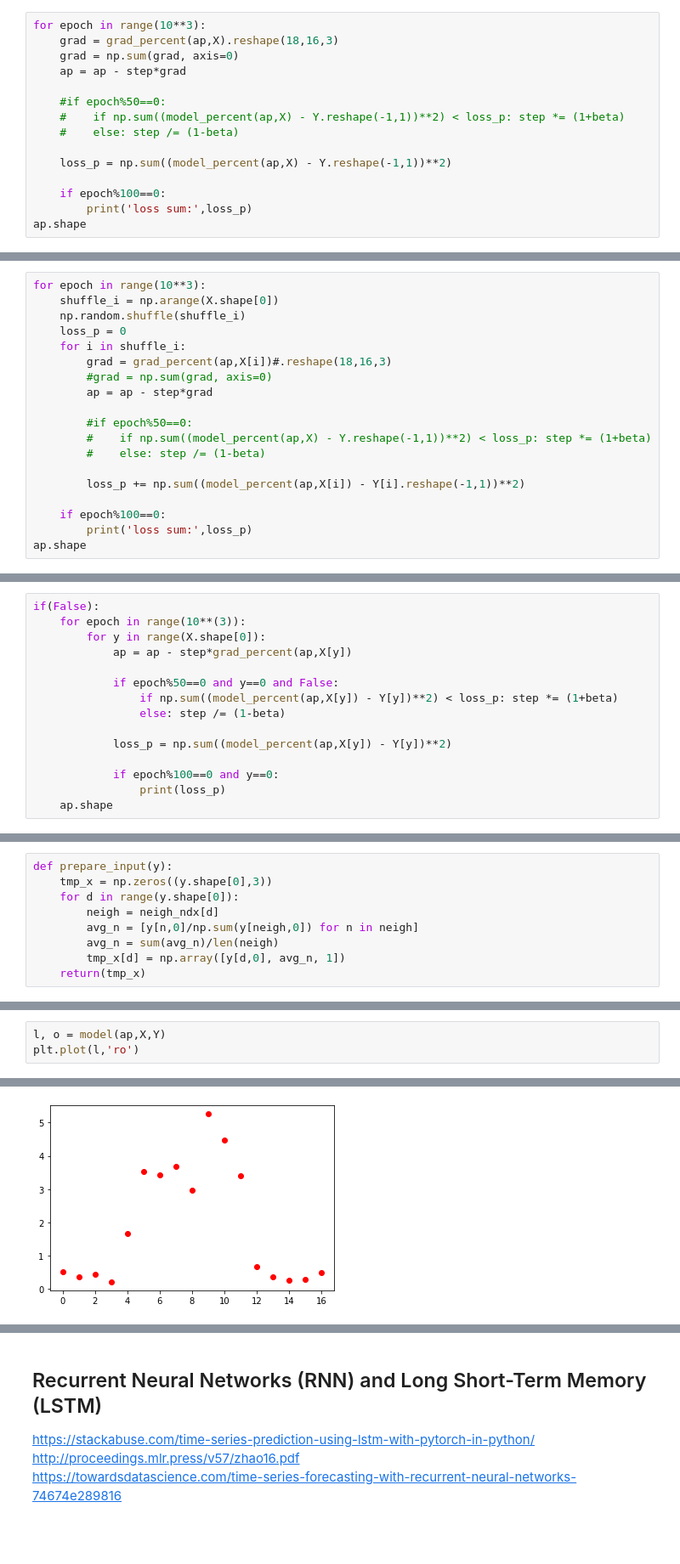
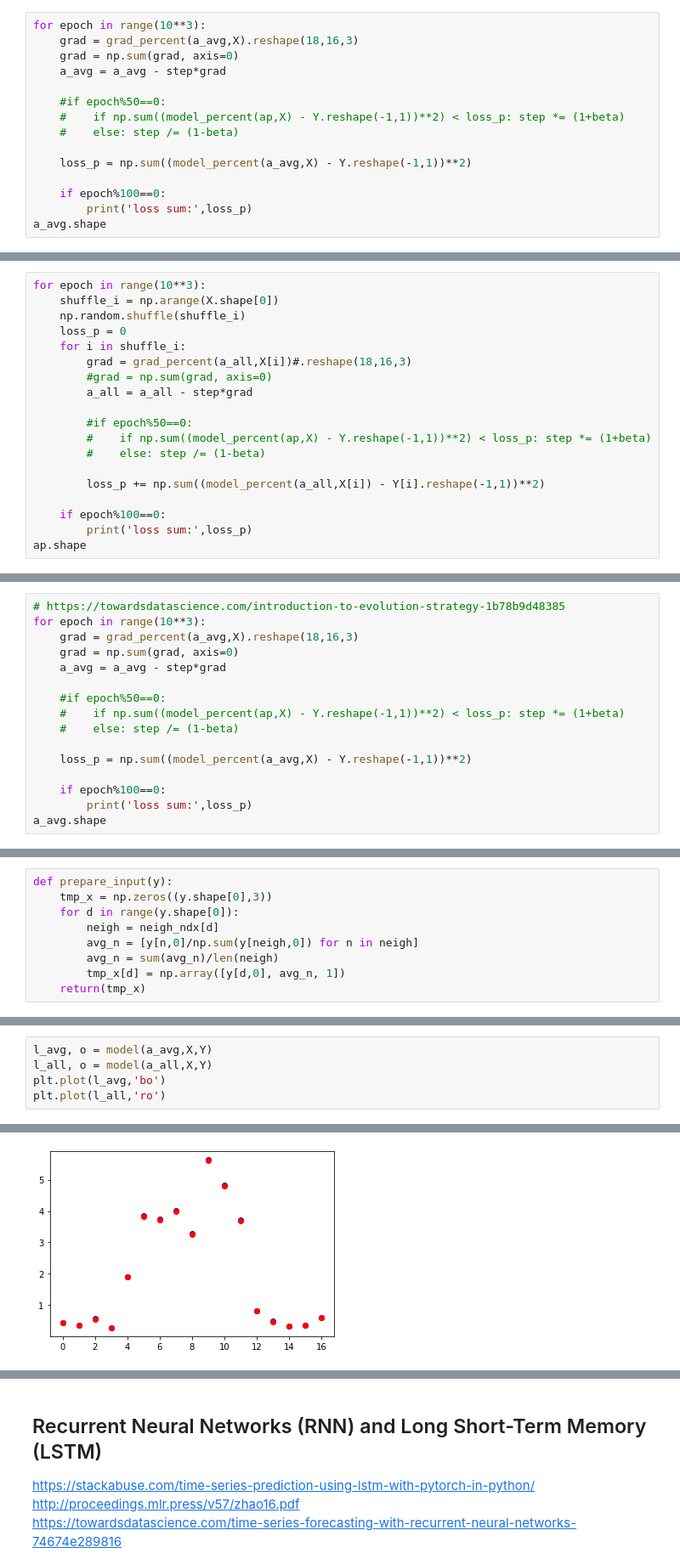
Before and after one commit to MarBry111/Forecast_Election_Poland, a Jupyter notebook: NN_with_pytorch.ipynb, the cells around one changed output, grey strips where cells are left out. Shown at 85% size. Cells and saved outputs as stored; diff of their text form; blank space fills up the shorter version.

```diff
--- a/NN_with_pytorch.ipynb
+++ b/NN_with_pytorch.ipynb
@@ -210,17 +213,17 @@ beta = 0.01
 ## All at once
 # %%
 for epoch in range(10**3):
-    grad = grad_percent(ap,X).reshape(18,16,3)
+    grad = grad_percent(a_avg,X).reshape(18,16,3)
     grad = np.sum(grad, axis=0)
-    ap = ap - step*grad
+    a_avg = a_avg - step*grad
 
     #if epoch%50==0:
     #    if np.sum((model_percent(ap,X) - Y.reshape(-1,1))**2) < loss_p: step *= (1+beta)
     #    else: step /= (1-beta)
 
-    loss_p = np.sum((model_percent(ap,X) - Y.reshape(-1,1))**2)
+    loss_p = np.sum((model_percent(a_avg,X) - Y.reshape(-1,1))**2)
 
     if epoch%100==0:
         print('loss sum:',loss_p)
-ap.shape
+a_avg.shape
 # %% [output]
@@ -243,15 +246,15 @@ for epoch in range(10**3):
     np.random.shuffle(shuffle_i)
     loss_p = 0
     for i in shuffle_i:
-        grad = grad_percent(ap,X[i])#.reshape(18,16,3)
+        grad = grad_percent(a_all,X[i])#.reshape(18,16,3)
         #grad = np.sum(grad, axis=0)
-        ap = ap - step*grad
+        a_all = a_all - step*grad
 
         #if epoch%50==0:
         #    if np.sum((model_percent(ap,X) - Y.reshape(-1,1))**2) < loss_p: step *= (1+beta)
         #    else: step /= (1-beta)
 
-        loss_p += np.sum((model_percent(ap,X[i]) - Y[i].reshape(-1,1))**2)
+        loss_p += np.sum((model_percent(a_all,X[i]) - Y[i].reshape(-1,1))**2)
 
     if epoch%100==0:
         print('loss sum:',loss_p)
@@ -263,15 +276,16 @@ ValueError: operands could not be broadcast together with shapes (256,3) (16,1)
 # %%
-if(False):
-    for epoch in range(10**(3)):
-        for y in range(X.shape[0]):
-            ap = ap - step*grad_percent(ap,X[y])
+# https://towardsdatascience.com/introduction-to-evolution-strategy-1b78b9d48385
+for epoch in range(10**3):
+    grad = grad_percent(a_avg,X).reshape(18,16,3)
+    grad = np.sum(grad, axis=0)
+    a_avg = a_avg - step*grad
 
-            if epoch%50==0 and y==0 and False:
-                if np.sum((model_percent(ap,X[y]) - Y[y])**2) < loss_p: step *= (1+beta)
-                else: step /= (1-beta)
+    #if epoch%50==0:
+    #    if np.sum((model_percent(ap,X) - Y.reshape(-1,1))**2) < loss_p: step *= (1+beta)
+    #    else: step /= (1-beta)
 
-            loss_p = np.sum((model_percent(ap,X[y]) - Y[y])**2)
+    loss_p = np.sum((model_percent(a_avg,X) - Y.reshape(-1,1))**2)
 
-            if epoch%100==0 and y==0:
-                print(loss_p)
-    ap.shape
+    if epoch%100==0:
+        print('loss sum:',loss_p)
+a_avg.shape
@@ -309,6 +325,8 @@ def model(a,x,Y):
         out[year] = y
     return loss, out
 # %%
-l, o = model(ap,X,Y)
-plt.plot(l,'ro')
+l_avg, o = model(a_avg,X,Y)
+l_all, o = model(a_all,X,Y)
+plt.plot(l_avg,'bo')
+plt.plot(l_all,'ro')
 # %% [output]
@@ -333,4 +334,4 @@ plt.plot(l,'ro')
-[figure, old version]
+[figure, new version]
 # %%
 ap
 # %% [output]
```
Also changed, not shown: parts of 10 cells of this notebook.
